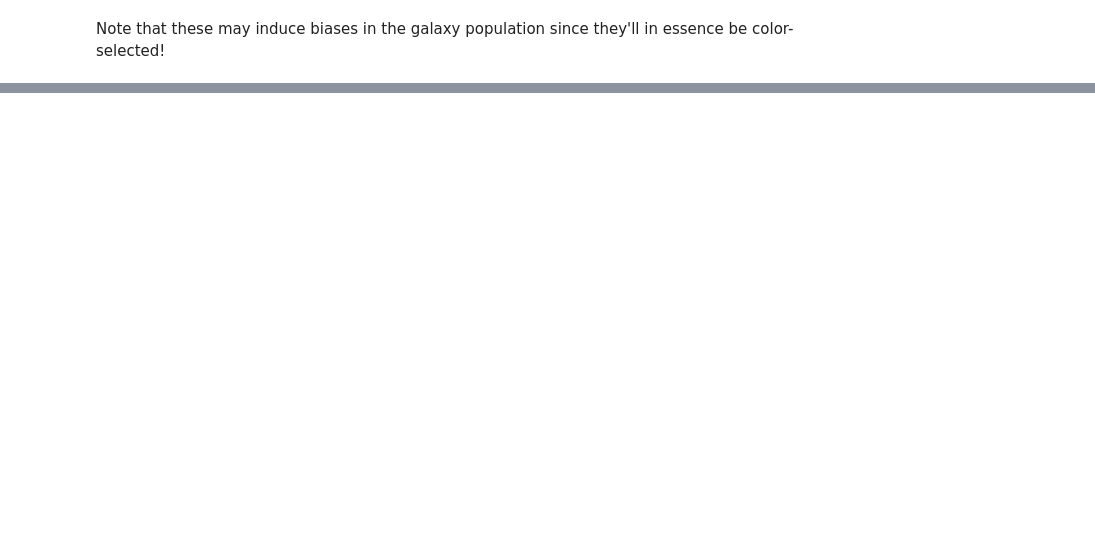
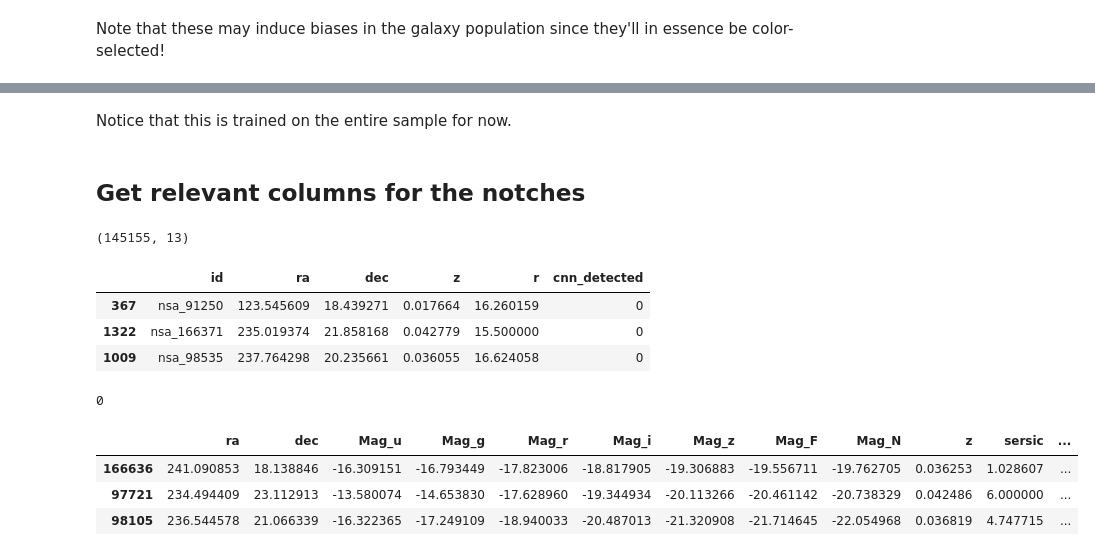
Before and after one commit to jwuphysics/HI-diversity, a Jupyter notebook: notebook/survey/02. Predicting detectability of NSA x ALFALFA survey.ipynb, the cells around one changed output, grey strips where cells are left out. Drawn from its saved outputs; the diff is of its cells as text; code cells hidden in the pictures; blank space fills up the shorter version.

```diff
--- a/notebook/survey/02. Predicting detectability of NSA x ALFALFA survey.ipynb
+++ b/notebook/survey/02. Predicting detectability of NSA x ALFALFA survey.ipynb
@@ -190,0 +243,37 @@ Note that these may induce biases in the galaxy population since they'll in esse
+# %% [markdown]
+Notice that this is trained on the entire sample for now.
+# %% [markdown]
+## Get relevant columns for the notches
+# %%
+df.set_index(nsa['NSAID'].data, inplace=True)
+# %%
+df.shape
+# %% [output]
+(145155, 13)
+# %%
+notch = pd.read_csv(f'{PATH}/results/nsa_notch-preds.csv')
+
+notch.rename({'detected': 'cnn_detected'}, axis=1, inplace=True)
+notch.sample(3)
+# %% [output]
+|  | id | ra | dec | z | r | cnn_detected |
+| 367 | nsa_91250 | 123.545609 | 18.439271 | 0.017664 | 16.260159 | 0 |
+| 1322 | nsa_166371 | 235.019374 | 21.858168 | 0.042779 | 15.500000 | 0 |
+| 1009 | nsa_98535 | 237.764298 | 20.235661 | 0.036055 | 16.624058 | 0 |
+# %%
+notch_nsaid = notch.id.apply(lambda o: o[4:]).astype(int).values
+# %%
+# all unique?
+(~np.unique(notch_nsaid) == notch_nsaid).sum()
+# %% [output]
+0
+# %%
+# get features
+notch_feat = df.loc[notch_nsaid]
+# %%
+notch_feat.sample(3)
+# %% [output]
+|  | ra | dec | Mag_u | Mag_g | Mag_r | Mag_i | Mag_z | Mag_F | Mag_N | z | sersic | ... |
+| 166636 | 241.090853 | 18.138846 | -16.309151 | -16.793449 | -17.823006 | -18.817905 | -19.306883 | -19.556711 | -19.762705 | 0.036253 | 1.028607 | ... |
+| 97721 | 234.494409 | 23.112913 | -13.580074 | -14.653830 | -17.628960 | -19.344934 | -20.113266 | -20.461142 | -20.738329 | 0.042486 | 6.000000 | ... |
+| 98105 | 236.544578 | 21.066339 | -16.322365 | -17.249109 | -18.940033 | -20.487013 | -21.320908 | -21.714645 | -22.054968 | 0.036819 | 4.747715 | ... |
```
Also changed, not shown: parts of 30 cells of this notebook.
